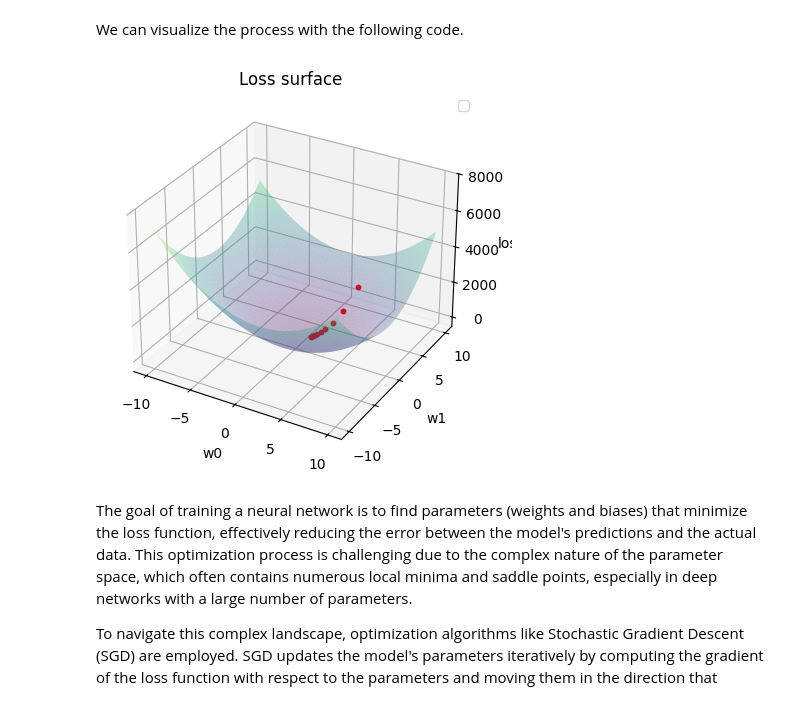
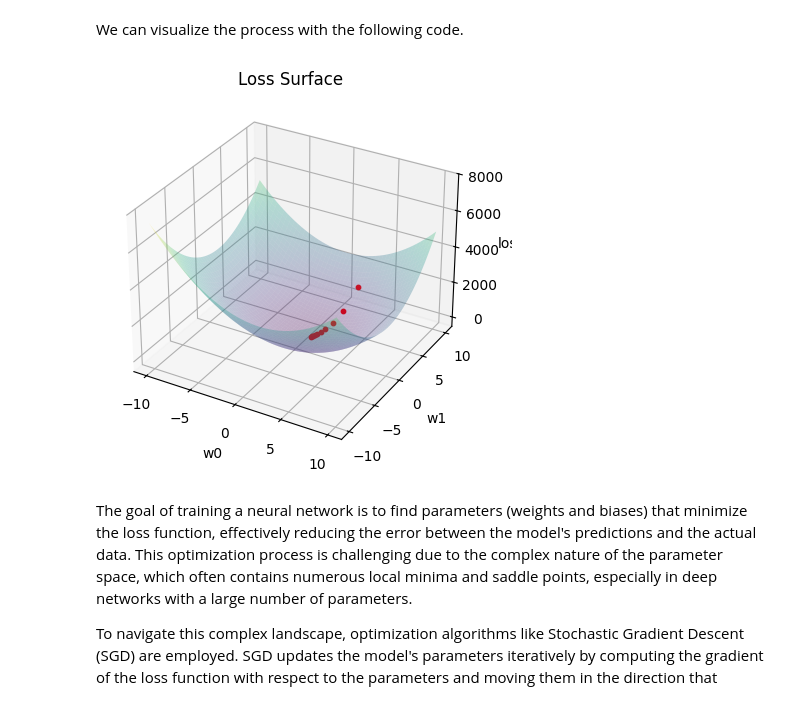
Before and after one commit to Bristol-Training/intro-to-ai, a Jupyter notebook: TheoryPart2/2-Back propagation.ipynb, the cells around one changed output. Saved outputs shown, nothing was run; the diff lists cells and outputs as text; code cells hidden in the pictures.

```diff
--- a/TheoryPart2/2-Back propagation.ipynb
+++ b/TheoryPart2/2-Back propagation.ipynb
@@ -226,34 +226,33 @@ def evaluate_model(inputs, weights, bias, outputs_true):
 # Generate a range of values for weights w0 and w1
 w0_values = np.linspace(-10, 10, 50)  # 50 values from -10 to 10 for w0
 w1_values = np.linspace(-10, 10, 50)  # 50 values from -10 to 10 for w1
 
 # Create a grid of w0 and w1 values
 W0, W1 = np.meshgrid(w0_values, w1_values)
 
 # Initialize an array to store loss values corresponding to each (w0, w1) pair
 loss_values = np.zeros(W0.shape)
 
 # Compute the loss for each (w0, w1) combination while keeping other weights fixed
 for i in range(len(w0_values)):
     for j in range(len(w1_values)):
         # Only change w0 and w1
         weights = np.array([W0[i, j], W1[i, j], 0, 0, 1, 0])
         # Evaluate the model's loss with the current set of weights
         loss = evaluate_model(inputs, weights, bias, outputs_true)
         loss_values[i, j] = loss
 
 # Plot the 3D loss surface and gradient descent step
 fig = plt.figure()
 ax = fig.add_subplot(111, projection='3d')
 ax.plot_surface(W0, W1, loss_values, cmap='viridis', alpha=0.3)
 for i in range(len(weights_list)):
     ax.scatter(weights_list[i][0], weights_list[i][1], loss_list[i], color='r', s=10, zorder=5)
 ax.set_xlabel('w0')
 ax.set_ylabel('w1')
 ax.set_zlabel('loss')
-ax.set_title('Loss surface')
-plt.legend()
+ax.set_title('Loss Surface')
 plt.show()
 # %% [output]
-[figure, old version]
+[figure, new version]
 # %% [markdown]
```
